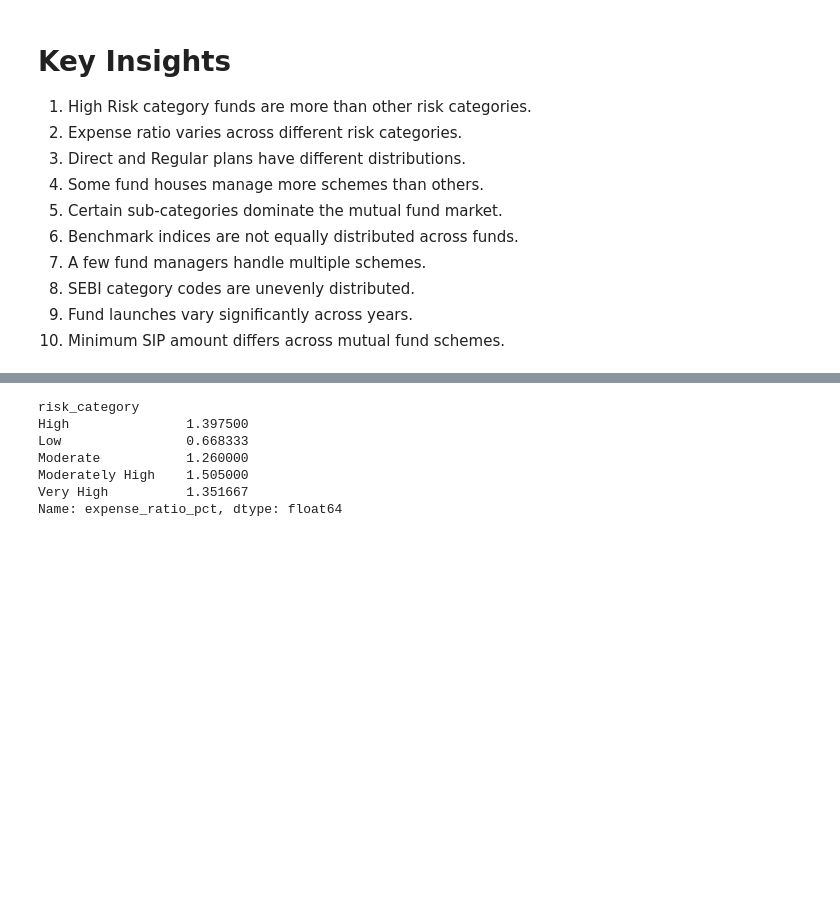
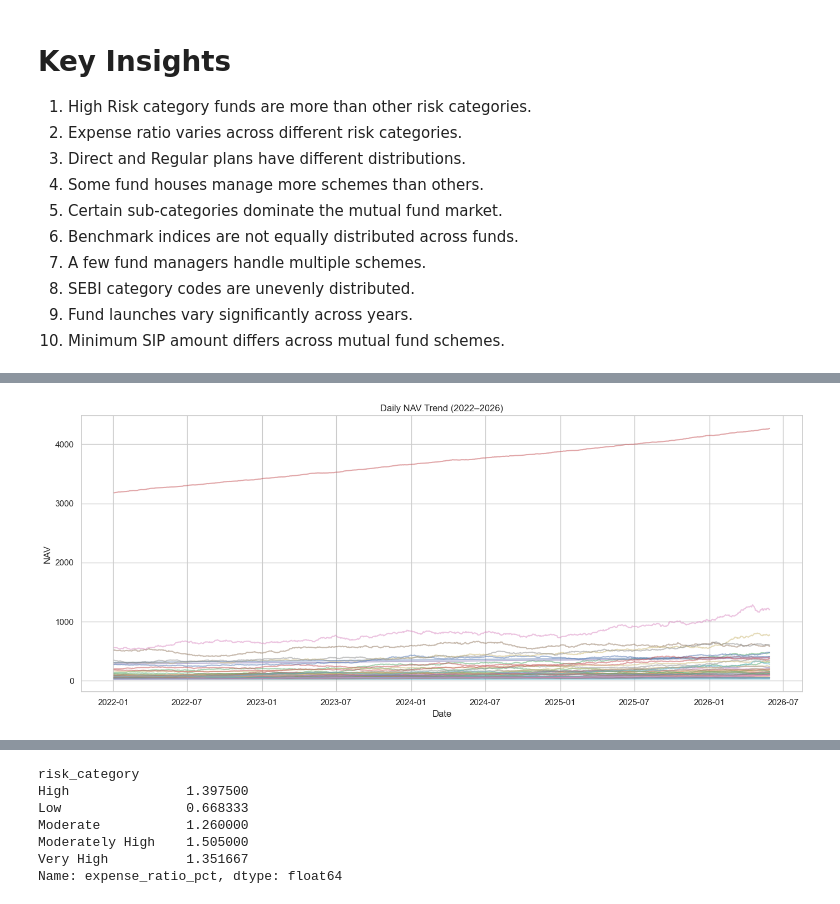
Before and after one commit to singhradhika26986-ops/capstone-mutual-fund-analytics, a Jupyter notebook: notebooks/eda_analysis.ipynb, the cells around one changed output, grey strips where cells are left out. Saved outputs shown, nothing was run; the diff lists cells and outputs as text; code cells hidden in the pictures; blank space fills up the shorter version.

Commit message:
Update Day 3 EDA notebook and data_ingestion

```diff
--- a/notebooks/eda_analysis.ipynb
+++ b/notebooks/eda_analysis.ipynb
@@ -507,3 +507,10 @@ plt.show()
 8. SEBI category codes are unevenly distributed.
 9. Fund launches vary significantly across years.
 10. Minimum SIP amount differs across mutual fund schemes.
+# %%
+import pandas as pd
+import matplotlib.pyplot as plt
+
+nav = pd.read_csv("../data/raw/02_nav_history.csv")
+
+nav.head()
@@ -509,0 +524,17 @@ plt.show()
+# %%
+nav["date"] = pd.to_datetime(nav["date"])
+
+plt.figure(figsize=(14,6))
+
+for code in nav["amfi_code"].unique():
+    temp = nav[nav["amfi_code"] == code]
+    plt.plot(temp["date"], temp["nav"], alpha=0.5)
+
+plt.title("Daily NAV Trend (2022–2026)")
+plt.xlabel("Date")
+plt.ylabel("NAV")
+plt.grid(True)
+plt.tight_layout()
+plt.show()
+# %% [output]
+[figure, added]
```
Also changed, not shown: parts of 27 cells of this notebook, 1 other file.
